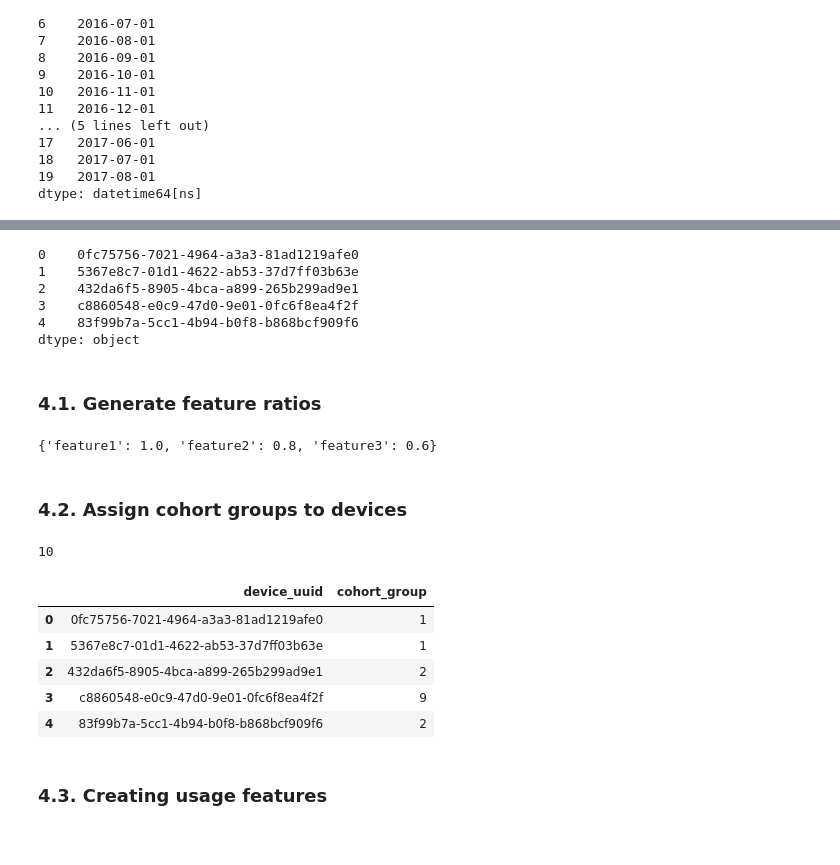
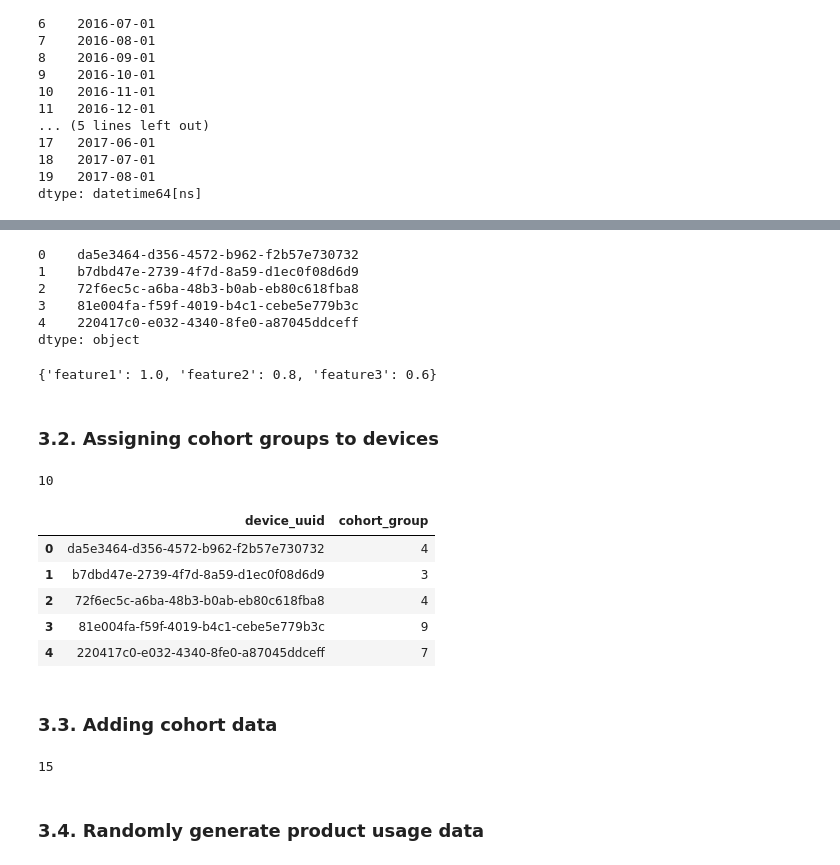
Before and after one commit to josolnik/behavioral-learnings-projects, a Jupyter notebook: Generating product usage data from scratch with Pandas.ipynb, the cells around one changed output, grey strips where cells are left out. Drawn from its saved outputs; the diff is of its cells as text; code cells hidden in the pictures.

```diff
--- a/Generating product usage data from scratch with Pandas.ipynb
+++ b/Generating product usage data from scratch with Pandas.ipynb
@@ -85,20 +96,15 @@ user_data.head()
 # %%
-num_usage_features = 3
-feature_usage_ratio = 0.8
-
-# extracting all the unique device uuids
+# extracting all the unique device uuids from the main df
 device_uuids = pd.Series(user_data['device_uuid'].unique())
 user_data_with_usage = pd.DataFrame()
 device_uuids[0:5]
 # %% [output]
-0    0fc75756-7021-4964-a3a3-81ad1219afe0
-1    5367e8c7-01d1-4622-ab53-37d7ff03b63e
-2    432da6f5-8905-4bca-a899-265b299ad9e1
-3    c8860548-e0c9-47d0-9e01-0fc6f8ea4f2f
-4    83f99b7a-5cc1-4b94-b0f8-b868bcf909f6
+0    da5e3464-d356-4572-b962-f2b57e730732
+1    b7dbd47e-2739-4f7d-8a59-d1ec0f08d6d9
+2    72f6ec5c-a6ba-48b3-b0ab-eb80c618fba8
+3    81e004fa-f59f-4019-b4c1-cebe5e779b3c
+4    220417c0-e032-4340-8fe0-a87045ddceff
 dtype: object
-# %% [markdown]
-### 4.1. Generate feature ratios
 # %%
 # generate random usage data for each feature and simulate falling usage per feature
 # (each feature 80% of the previous one)
@@ -121,7 +127,7 @@ usage_features_ratio
 # %% [output]
 {'feature1': 1.0, 'feature2': 0.8, 'feature3': 0.6}
 # %% [markdown]
-### 4.2. Assign cohort groups to devices
+### 3.2. Assigning cohort groups to devices
 # %%
 # set the number of cohorts to be half of number of months of data (20 months = 10 cohorts)
 num_cohorts = int(num_months / 2)
@@ -131,16 +137,16 @@ num_cohorts
 # %%
 # assign cohorts to users randomly (when did the user first used the app?)
 cohorts = pd.DataFrame()
 cohorts['device_uuid'] = device_uuids
-cohorts['cohort_group'] = np.random.randint(low=0, high=num_cohorts, size=num_device_uuids-1)
+cohorts['cohort_group'] = np.random.randint(low=1, high=num_cohorts, size=num_device_uuids-1)
 cohorts.head()
 # %% [output]
 |  | device_uuid | cohort_group |
-| 0 | 0fc75756-7021-4964-a3a3-81ad1219afe0 | 1 |
-| 1 | 5367e8c7-01d1-4622-ab53-37d7ff03b63e | 1 |
-| 2 | 432da6f5-8905-4bca-a899-265b299ad9e1 | 2 |
-| 3 | c8860548-e0c9-47d0-9e01-0fc6f8ea4f2f | 9 |
-| 4 | 83f99b7a-5cc1-4b94-b0f8-b868bcf909f6 | 2 |
+| 0 | da5e3464-d356-4572-b962-f2b57e730732 | 4 |
+| 1 | b7dbd47e-2739-4f7d-8a59-d1ec0f08d6d9 | 3 |
+| 2 | 72f6ec5c-a6ba-48b3-b0ab-eb80c618fba8 | 4 |
+| 3 | 81e004fa-f59f-4019-b4c1-cebe5e779b3c | 9 |
+| 4 | 220417c0-e032-4340-8fe0-a87045ddceff | 7 |
-# %% [markdown]
-### 4.3. Creating usage features
+# %% [markdown]
+### 3.3. Adding cohort data
 # %%
@@ -163 +166,8 @@ len(user_data_with_cohort_groups) / len(device_uuids)
+# %%
+# after assigning cohorts we lose 25% of the months (20 -> 15)
+round(len(user_data_with_cohort_groups) / len(device_uuids))
+# %% [output]
+15
+# %% [markdown]
+### 3.4. Randomly generate product usage data
 # %%
```
Also changed, not shown: parts of 40 cells of this notebook, 1 other file.
